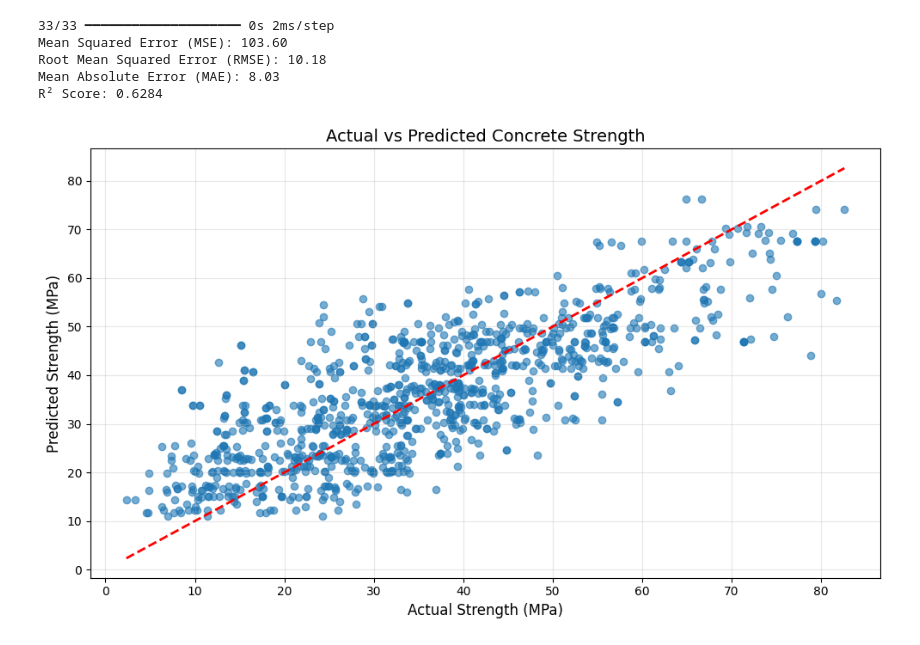
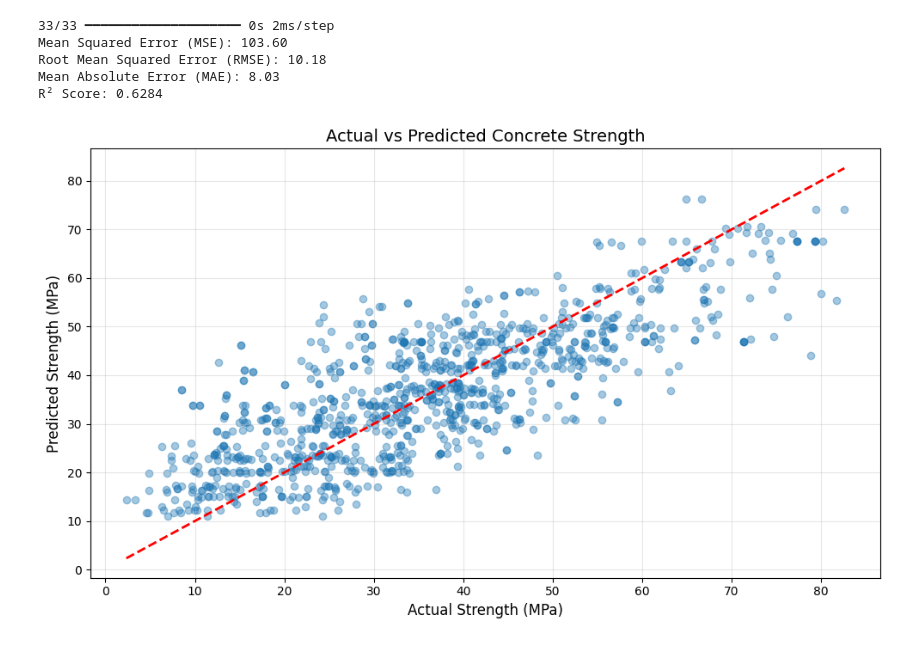
Before and after one commit to toRK25/DEEP-LEARNING, a Jupyter notebook: concrete.ipynb, the cells around one changed output. Saved outputs shown, nothing was run; the diff lists cells and outputs as text; code cells hidden in the pictures.

```diff
--- a/concrete.ipynb
+++ b/concrete.ipynb
@@ -192,13 +185,13 @@ mse = mean_absolute_error(output,prediction)
 # %%
 # Visualize Actual vs Predicted
 plt.figure(figsize=(10, 6))
-plt.scatter(output, predictions, alpha=0.6)
+plt.scatter(output, predictions, alpha=0.4)
 plt.plot([output.min(), output.max()], [output.min(), output.max()], 'r--', lw=2)
 plt.xlabel('Actual Strength (MPa)', fontsize=12)
 plt.ylabel('Predicted Strength (MPa)', fontsize=12)
 plt.title('Actual vs Predicted Concrete Strength', fontsize=14)
 plt.grid(True, alpha=0.3)
 plt.tight_layout()
 plt.show()
 # %% [output]
-[figure, old version]
+[figure, new version]
```
Also changed, not shown: parts of 1 cell of this notebook.
